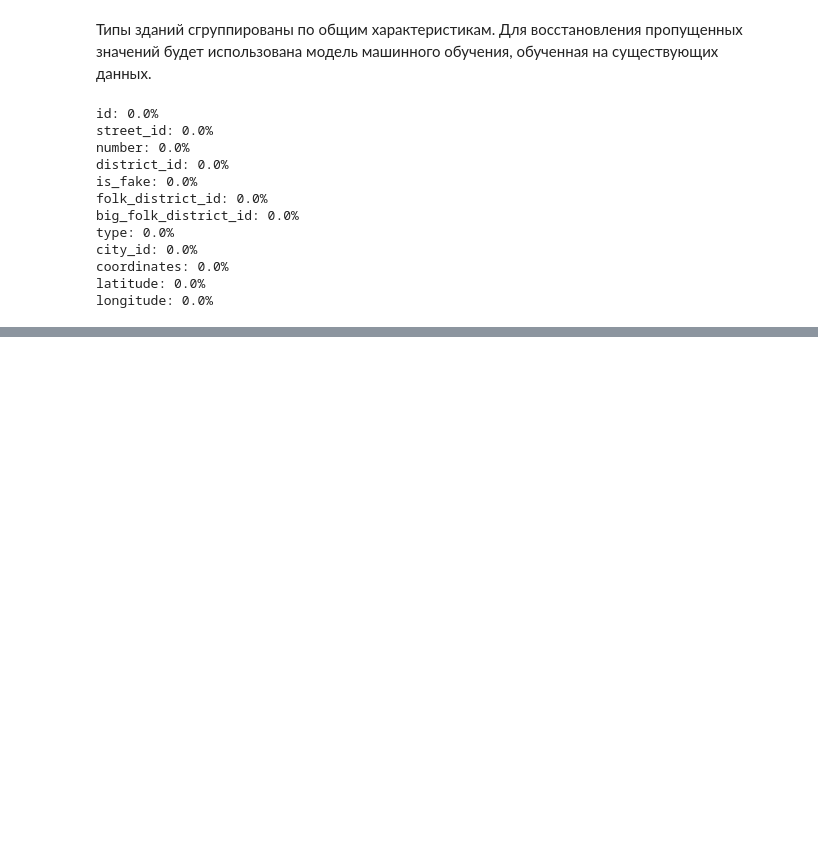
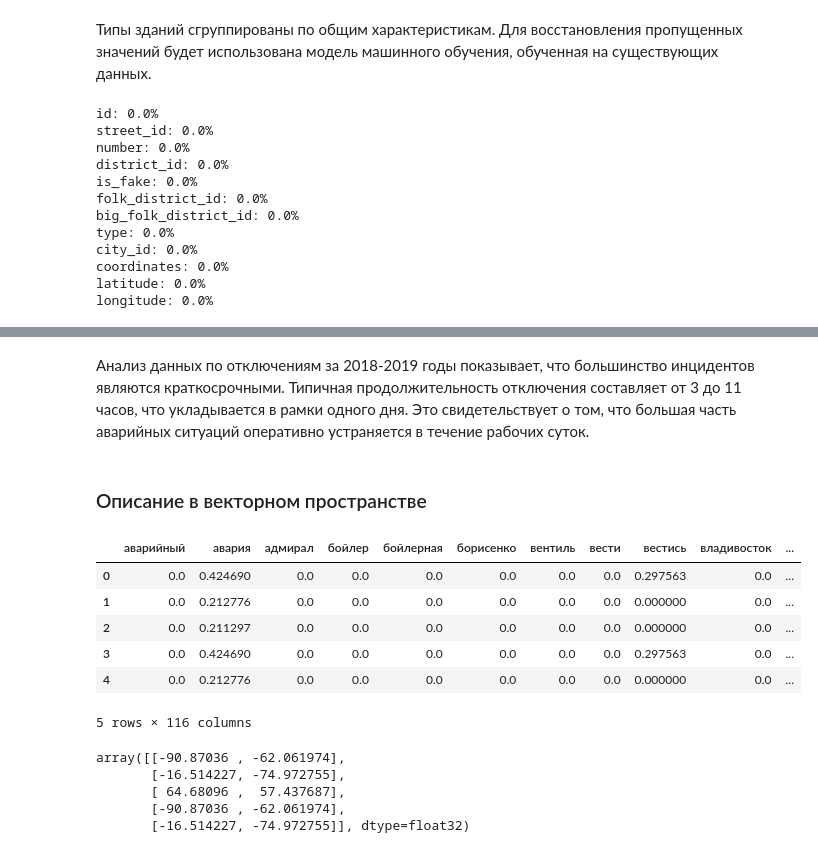
Before and after one commit to dropzed/farpost_vlru, a Jupyter notebook: ruslan/Templates/Module_1.ipynb, the cells around one changed output, grey strips where cells are left out. Cells and saved outputs as stored; diff of their text form; code cells hidden in the pictures; blank space fills up the shorter version.

```diff
--- a/ruslan/Templates/Module_1.ipynb
+++ b/ruslan/Templates/Module_1.ipynb
@@ -915,0 +956,21 @@ print(f"Лучший F1 Weighted Score: {grid_search.best_score_:.4f}")
+# %%
+tmp_buildings = buildings.copy().rename(columns={
+    "id": "building_id"
+})[["building_id", "is_fake"]]
+
+filtered_blackouts_buildings = blackouts_buildings.merge(tmp_buildings, on="building_id")
+filtered_blackouts_buildings = filtered_blackouts_buildings[
+    filtered_blackouts_buildings["is_fake"] == 0
+]
+
+blackouts_buildings_count = filtered_blackouts_buildings.groupby("blackout_id")[
+    "building_id"].count().reset_index().rename(columns={
+        "blackout_id": "id",
+        "building_id": "buildings_count"
+    })
+
+blackouts = blackouts.merge(blackouts_buildings_count, how="left", on="id")
+
+blackouts["buildings_count"] = blackouts["buildings_count"].fillna(0)
+
+blackouts.head()
@@ -915,0 +1196,48 @@ print(f"Лучший F1 Weighted Score: {grid_search.best_score_:.4f}")
+# %% [markdown]
+Анализ данных по отключениям за 2018-2019 годы показывает, что большинство инцидентов являются краткосрочными. Типичная продолжительность отключения составляет от 3 до 11 часов, что укладывается в рамки одного дня. Это свидетельствует о том, что большая часть аварийных ситуаций оперативно устраняется в течение рабочих суток.
+# %% [markdown]
+### Описание в векторном пространстве
+# %%
+morph = pymorphy3.MorphAnalyzer()
+
+def preprocess_text(text):
+    s = re.sub(r'[^\w\s]+|[\d]+', r'',text).strip()
+    s = s.lower()
+    s1 = word_tokenize(s) #токенизация
+    words=[]
+    for i in s1:
+        pv = morph.parse(i)
+        words.append(pv[0].normal_form)
+    sentence=' '.join(words)
+    return sentence
+# %%
+blackouts_for_analysis = blackouts.copy()
+
+blackouts_for_analysis["prepared_description"] = blackouts_for_analysis["description"].progress_apply(preprocess_text)
+# %%
+russian_stopwords = stopwords.words("russian") #стоп-слова
+
+tf_idf_vectorizer = TfidfVectorizer(max_features=500, min_df=20, max_df=0.7, stop_words=russian_stopwords)
+description_tfidf = tf_idf_vectorizer.fit_transform(blackouts_for_analysis["prepared_description"])
+description_tfidf_df = pd.DataFrame(description_tfidf.toarray(),columns=tf_idf_vectorizer.get_feature_names_out())
+description_tfidf_df.head()
+# %% [output]
+|  | аварийный | авария | адмирал | бойлер | бойлерная | борисенко | вентиль | вести | вестись | владивосток | ... |
+| 0 | 0.0 | 0.424690 | 0.0 | 0.0 | 0.0 | 0.0 | 0.0 | 0.0 | 0.297563 | 0.0 | ... |
+| 1 | 0.0 | 0.212776 | 0.0 | 0.0 | 0.0 | 0.0 | 0.0 | 0.0 | 0.000000 | 0.0 | ... |
+| 2 | 0.0 | 0.211297 | 0.0 | 0.0 | 0.0 | 0.0 | 0.0 | 0.0 | 0.000000 | 0.0 | ... |
+| 3 | 0.0 | 0.424690 | 0.0 | 0.0 | 0.0 | 0.0 | 0.0 | 0.0 | 0.297563 | 0.0 | ... |
+| 4 | 0.0 | 0.212776 | 0.0 | 0.0 | 0.0 | 0.0 | 0.0 | 0.0 | 0.000000 | 0.0 | ... |
+5 rows × 116 columns
+# %%
+tsne = TSNE(n_components=2, random_state=0)
+
+description_vectors = tsne.fit_transform(description_tfidf_df)
+
+description_vectors[:5]
+# %% [output]
+array([[-90.87036 , -62.061974],
+       [-16.514227, -74.972755],
+       [ 64.68096 ,  57.437687],
+       [-90.87036 , -62.061974],
+       [-16.514227, -74.972755]], dtype=float32)
```
Also changed, not shown: parts of 89 cells of this notebook, 1 other file.
